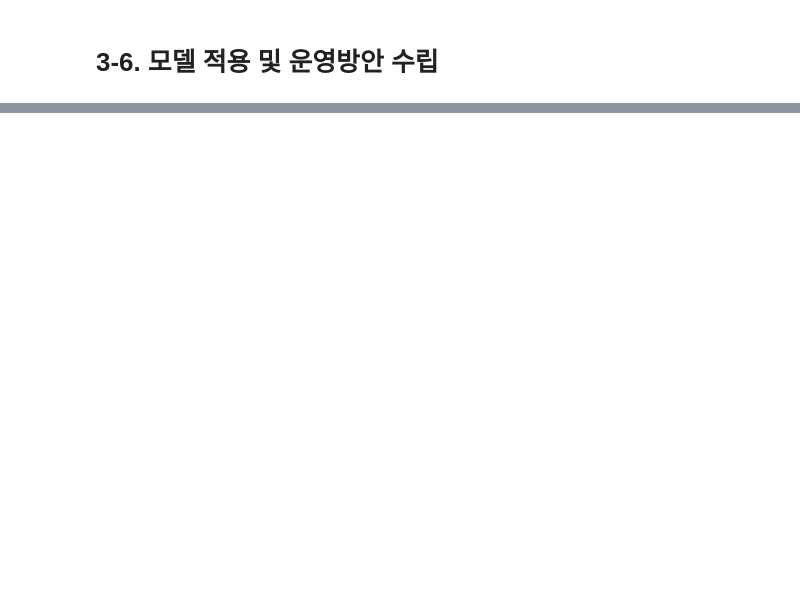
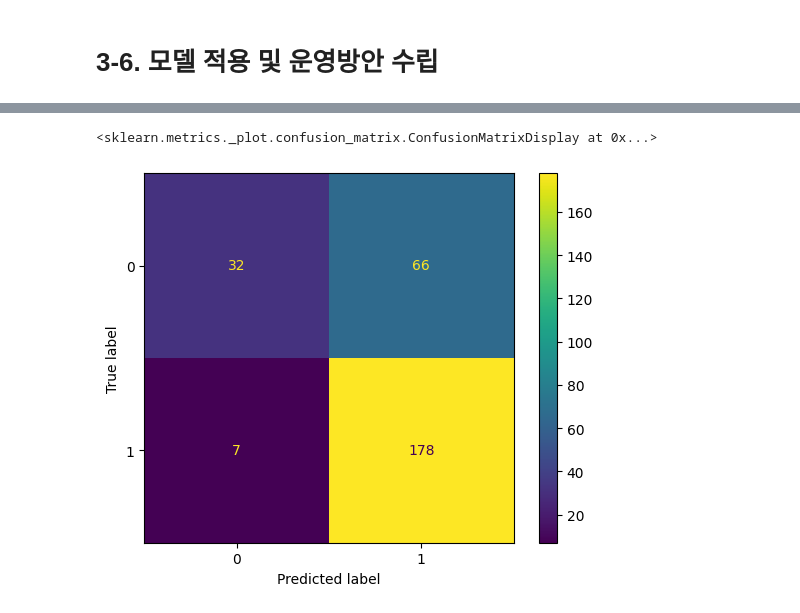
Before and after one commit to Hataeju/Practice, a Jupyter notebook: part3_1.ipynb, the cells around one changed output, grey strips where cells are left out. Cells and saved outputs as stored; diff of their text form; code cells hidden in the pictures; blank space fills up the shorter version.

```diff
--- a/part3_1.ipynb
+++ b/part3_1.ipynb
@@ -577,5 +948,8 @@ conf_mat
 # %%
 # confusion matrix 시각화
-plot_confusion_matrix(model, test_X, test_y, normalize=None)
+ConfusionMatrixDisplay.from_predictions(test_y, pred_y, normalize=None)
+# %% [output]
+<sklearn.metrics._plot.confusion_matrix.ConfusionMatrixDisplay at 0x...>
+[figure, added]
 # %%
 df_test['target'].value_counts().sort_index()
```
Also changed, not shown: parts of 38 cells of this notebook.
